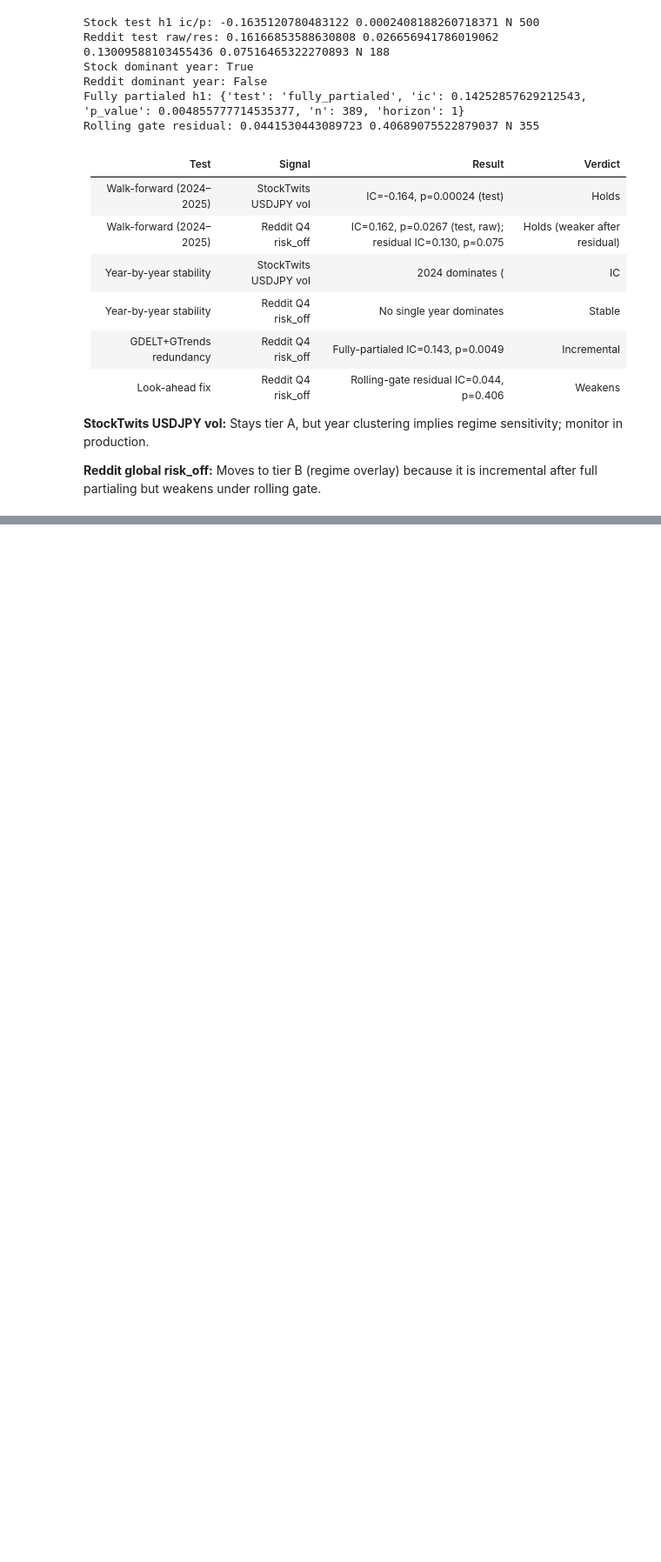
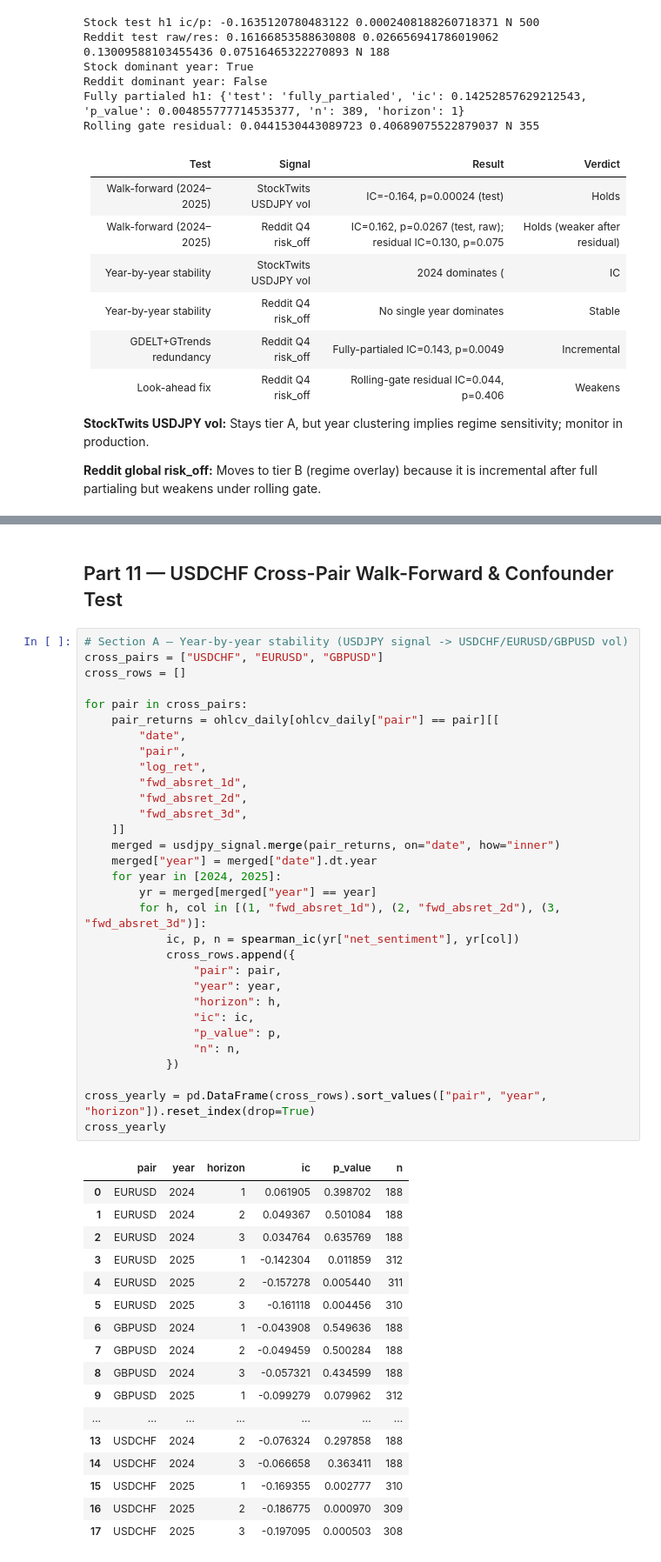
Before and after one commit to yassinebrahem2/FX-AlphaLab, a Jupyter notebook: notebooks/10_sentiment_ic_validation.ipynb, the cells around one changed output, grey strips where cells are left out. Shown at 87% size. Saved outputs shown, nothing was run; the diff lists cells and outputs as text; blank space fills up the shorter version.

```diff
--- a/notebooks/10_sentiment_ic_validation.ipynb
+++ b/notebooks/10_sentiment_ic_validation.ipynb
@@ -1935,0 +2117,51 @@ Rolling gate residual: 0.0441530443089723 0.40689075522879037 N 355
+# %% [markdown]
+## Part 11 — USDCHF Cross-Pair Walk-Forward & Confounder Test
+# %%
+# Section A — Year-by-year stability (USDJPY signal -> USDCHF/EURUSD/GBPUSD vol)
+cross_pairs = ["USDCHF", "EURUSD", "GBPUSD"]
+cross_rows = []
+
+for pair in cross_pairs:
+    pair_returns = ohlcv_daily[ohlcv_daily["pair"] == pair][[
+        "date",
+        "pair",
+        "log_ret",
+        "fwd_absret_1d",
+        "fwd_absret_2d",
+        "fwd_absret_3d",
+    ]]
+    merged = usdjpy_signal.merge(pair_returns, on="date", how="inner")
+    merged["year"] = merged["date"].dt.year
+    for year in [2024, 2025]:
+        yr = merged[merged["year"] == year]
+        for h, col in [(1, "fwd_absret_1d"), (2, "fwd_absret_2d"), (3, "fwd_absret_3d")]:
+            ic, p, n = spearman_ic(yr["net_sentiment"], yr[col])
+            cross_rows.append({
+                "pair": pair,
+                "year": year,
+                "horizon": h,
+                "ic": ic,
+                "p_value": p,
+                "n": n,
+            })
+
+cross_yearly = pd.DataFrame(cross_rows).sort_values(["pair", "year", "horizon"]).reset_index(drop=True)
+cross_yearly
+# %% [output]
+|  | pair | year | horizon | ic | p_value | n |
+| 0 | EURUSD | 2024 | 1 | 0.061905 | 0.398702 | 188 |
+| 1 | EURUSD | 2024 | 2 | 0.049367 | 0.501084 | 188 |
+| 2 | EURUSD | 2024 | 3 | 0.034764 | 0.635769 | 188 |
+| 3 | EURUSD | 2025 | 1 | -0.142304 | 0.011859 | 312 |
+| 4 | EURUSD | 2025 | 2 | -0.157278 | 0.005440 | 311 |
+| 5 | EURUSD | 2025 | 3 | -0.161118 | 0.004456 | 310 |
+| 6 | GBPUSD | 2024 | 1 | -0.043908 | 0.549636 | 188 |
+| 7 | GBPUSD | 2024 | 2 | -0.049459 | 0.500284 | 188 |
+| 8 | GBPUSD | 2024 | 3 | -0.057321 | 0.434599 | 188 |
+| 9 | GBPUSD | 2025 | 1 | -0.099279 | 0.079962 | 312 |
+| ... | ... | ... | ... | ... | ... | ... |
+| 13 | USDCHF | 2024 | 2 | -0.076324 | 0.297858 | 188 |
+| 14 | USDCHF | 2024 | 3 | -0.066658 | 0.363411 | 188 |
+| 15 | USDCHF | 2025 | 1 | -0.169355 | 0.002777 | 310 |
+| 16 | USDCHF | 2025 | 2 | -0.186775 | 0.000970 | 309 |
+| 17 | USDCHF | 2025 | 3 | -0.197095 | 0.000503 | 308 |
```
Also changed, not shown: parts of 10 cells of this notebook, 3 other files.
